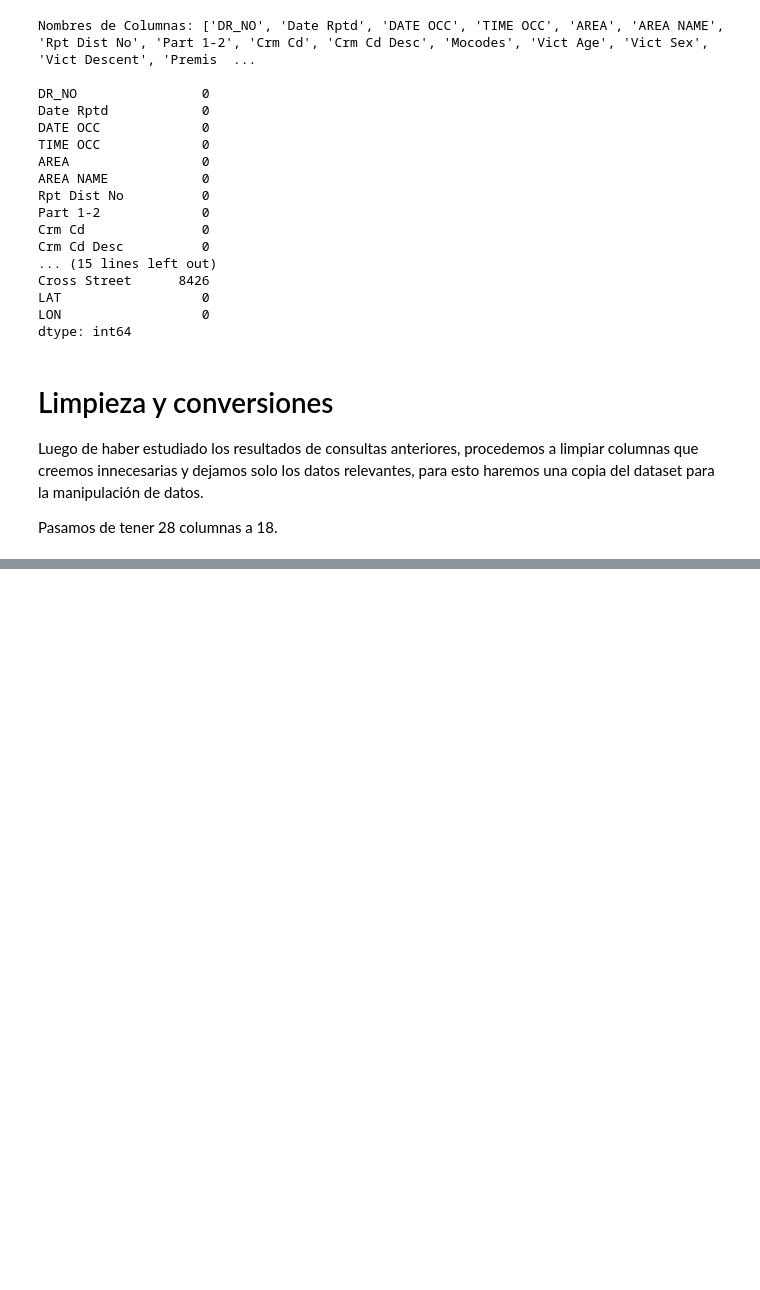
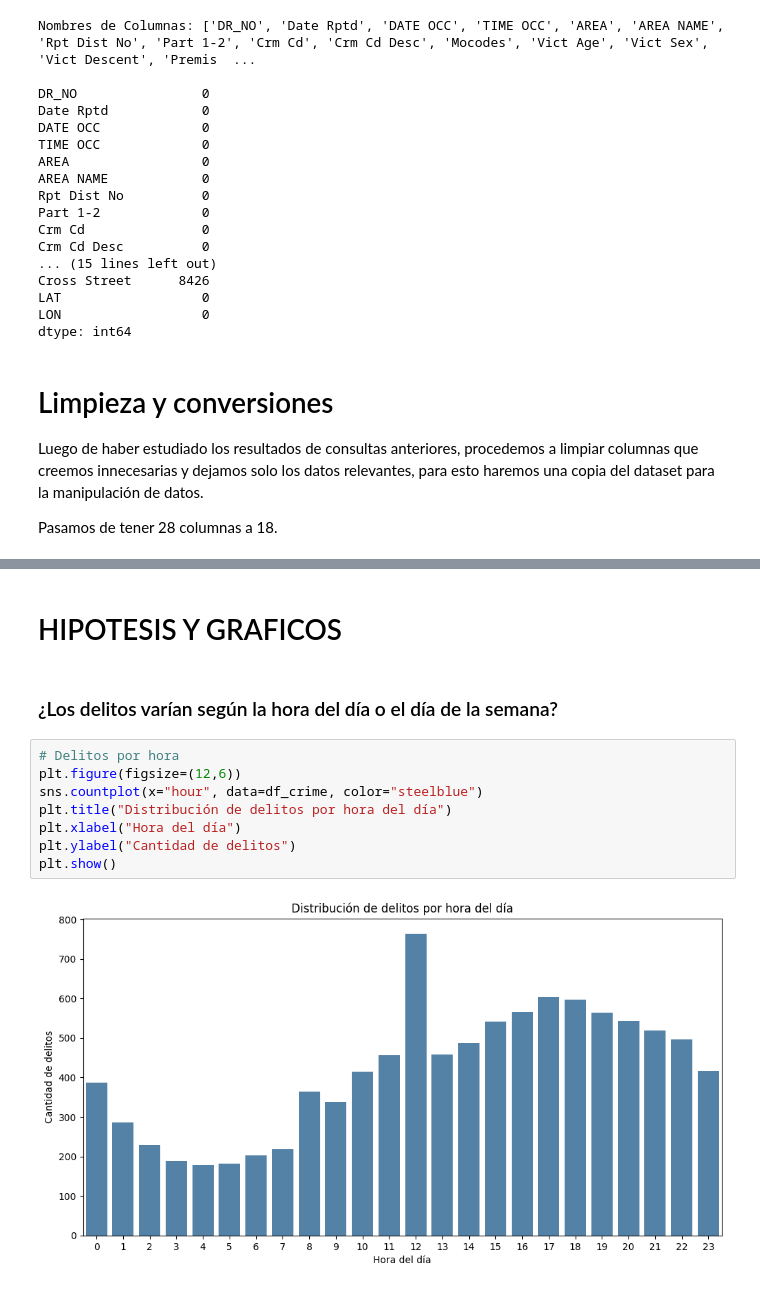
Before and after one commit to yub3r/CoderDataScience, a Jupyter notebook: ProyectoDS-Crime_Data_2020_24-Millan.ipynb, the cells around one changed output, grey strips where cells are left out. Drawn from its saved outputs; the diff is of its cells as text; blank space fills up the shorter version.

```diff
--- a/ProyectoDS-Crime_Data_2020_24-Millan.ipynb
+++ b/ProyectoDS-Crime_Data_2020_24-Millan.ipynb
@@ -175,0 +208,14 @@ df_crime[['DATE OCC','year','month','day','day_of_week','hour']].head()
+# %% [markdown]
+# HIPOTESIS Y GRAFICOS
+# %% [markdown]
+### ¿Los delitos varían según la hora del día o el día de la semana?
+# %%
+# Delitos por hora
+plt.figure(figsize=(12,6))
+sns.countplot(x="hour", data=df_crime, color="steelblue")
+plt.title("Distribución de delitos por hora del día")
+plt.xlabel("Hora del día")
+plt.ylabel("Cantidad de delitos")
+plt.show()
+# %% [output]
+[figure, added]
```
Also changed, not shown: parts of 19 cells of this notebook.
